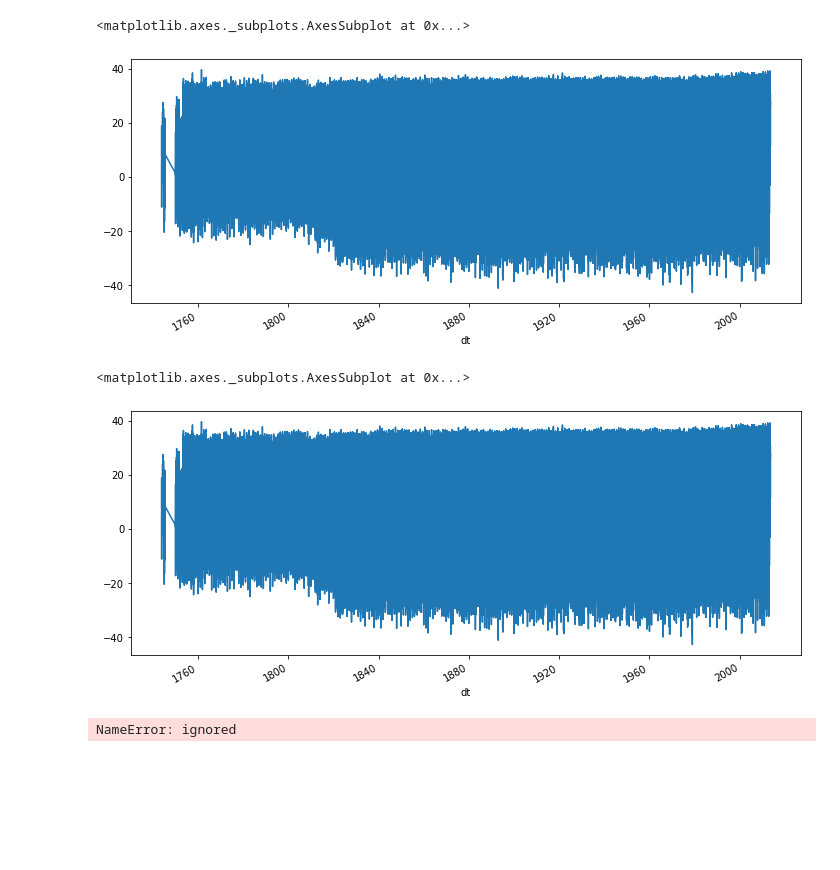
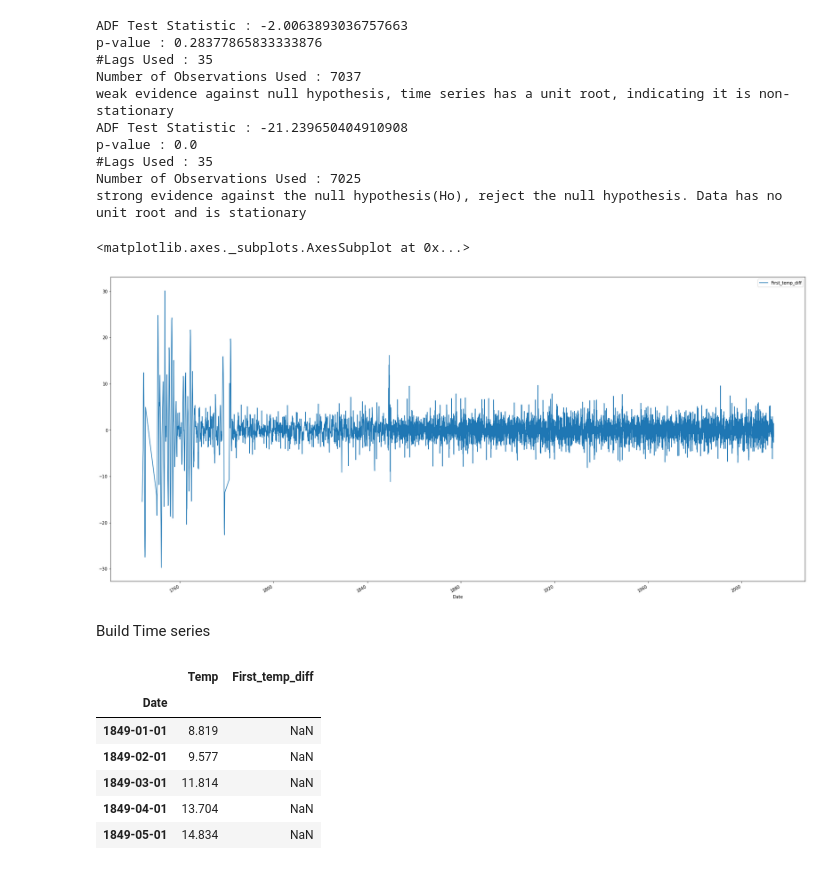
Before and after one commit to JayeshSuryavanshi/Machine-Learning-Projects, a Jupyter notebook: Phase_2.ipynb, the cells around one changed output. Saved outputs shown, nothing was run; the diff lists cells and outputs as text; code cells hidden in the pictures; blank space fills up the shorter version.

```diff
--- a/Phase_2.ipynb
+++ b/Phase_2.ipynb
@@ -2,0 +80,6 @@
+# %%
+new_df = pd.read_csv('/content/drive/MyDrive/Colab Notebooks/Datasets/GlobalLandTemperaturesByCity.csv')
+usa=new_df[new_df['Country']=='United States']
+data = ['New York','Los Angeles','San Francisco']
+cities = usa[usa['City'].isin(data)]
+cities.head()
@@ -2,0 +93,5 @@
+# %%
+cities=cities[['dt','AverageTemperature']]
+cities.head()
+cities.columns=['Date','Temp']
+cities.head()
@@ -2,0 +105,4 @@
+# %%
+cities['Date']=pd.to_datetime(cities['Date'])
+cities.dropna(inplace=True)
+cities.set_index('Date',inplace=True)
@@ -59,7 +128,0 @@ See the caveats in the documentation: https://pandas.pydata.org/pandas-docs/stab
-# %%
-df['Average Temperature'].plot(figsize=(12,5))
-# %% [output]
-<matplotlib.axes._subplots.AxesSubplot at 0x...>
-[figure, removed]
-<matplotlib.axes._subplots.AxesSubplot at 0x...>
-[figure, removed]
@@ -78,4 +128,0 @@ def adf_test(dataset):
-# %%
-adf_test(df['Average Temperature'])
-# %% [output]
-NameError: ignored
@@ -81,0 +132,43 @@ NameError: ignored
+# %%
+def adfuller_test(temp):
+    result=adfuller(temp)
+    labels = ['ADF Test Statistic','p-value','#Lags Used','Number of Observations Used']
+    for value,label in zip(result,labels):
+        print(label+' : '+str(value) )
+    if result[1] <= 0.05:
+        print("strong evidence against the null hypothesis(Ho), reject the null hypothesis. Data has no unit root and is stationary")
+    else:
+        print("weak evidence against null hypothesis, time series has a unit root, indicating it is non-stationary ")
+# %%
+from statsmodels.tsa.stattools import adfuller
+test_result=adfuller(cities['Temp'])
+adfuller_test(cities['Temp'])
+cities_df = cities.copy()
+cities_df['First_temp_diff'] = cities_df['Temp'] - cities_df['Temp'].shift(12)
+adfuller_test(cities_df['First_temp_diff'].dropna())
+cities_df[['First_temp_diff']].plot(figsize=(30,15))
+# %% [output]
+ADF Test Statistic : -2.0063893036757663
+p-value : 0.28377865833333876
+#Lags Used : 35
+Number of Observations Used : 7037
+weak evidence against null hypothesis, time series has a unit root, indicating it is non-stationary
+ADF Test Statistic : -21.239650404910908
+p-value : 0.0
+#Lags Used : 35
+Number of Observations Used : 7025
+strong evidence against the null hypothesis(Ho), reject the null hypothesis. Data has no unit root and is stationary
+<matplotlib.axes._subplots.AxesSubplot at 0x...>
+[figure, added]
+# %% [markdown]
+Build Time series
+# %%
+cities_df.head()
+# %% [output]
+|  | Temp | First_temp_diff |
+| Date |  |  |
+| 1849-01-01 | 8.819 | NaN |
+| 1849-02-01 | 9.577 | NaN |
+| 1849-03-01 | 11.814 | NaN |
+| 1849-04-01 | 13.704 | NaN |
+| 1849-05-01 | 14.834 | NaN |
```
Also changed, not shown: parts of 30 cells of this notebook.
